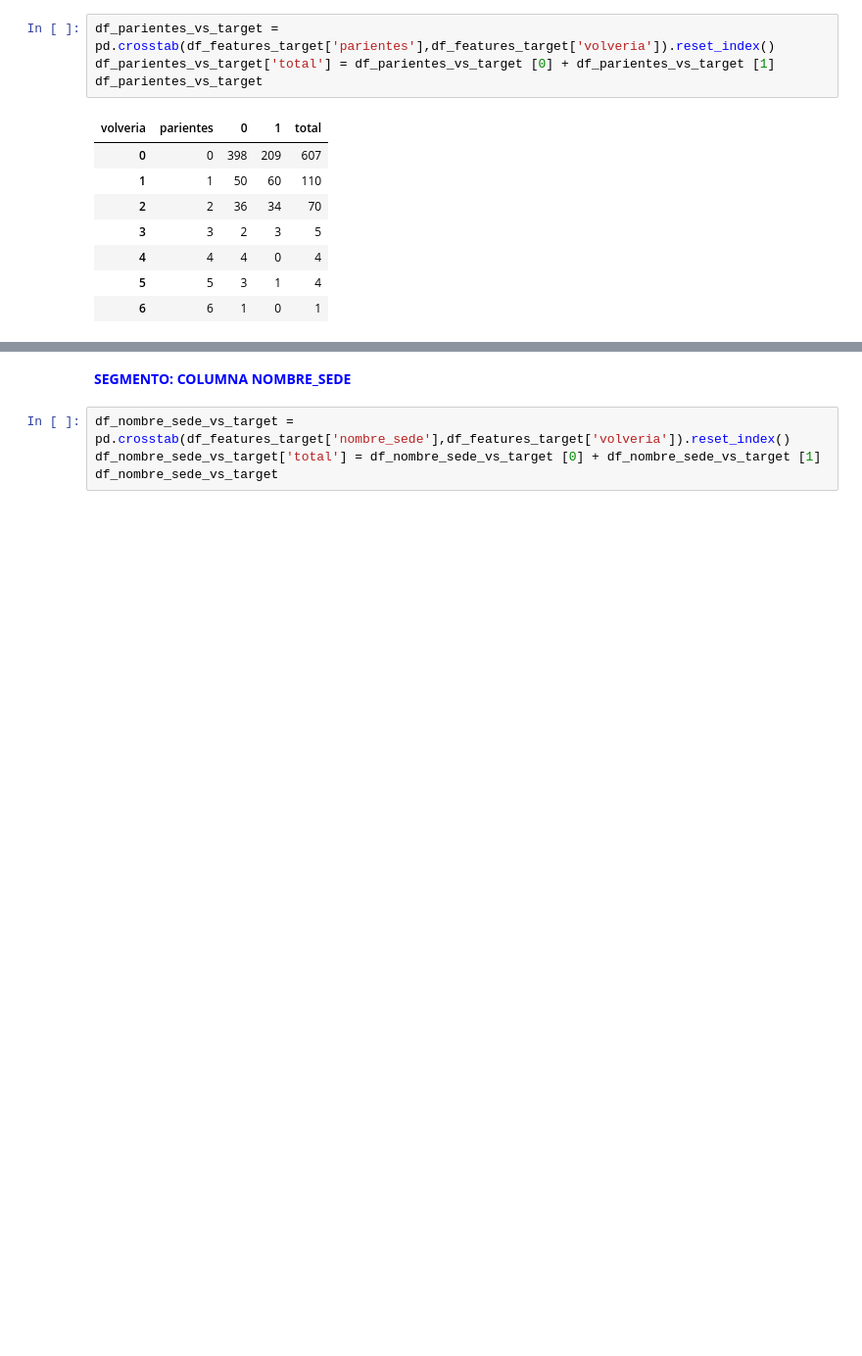
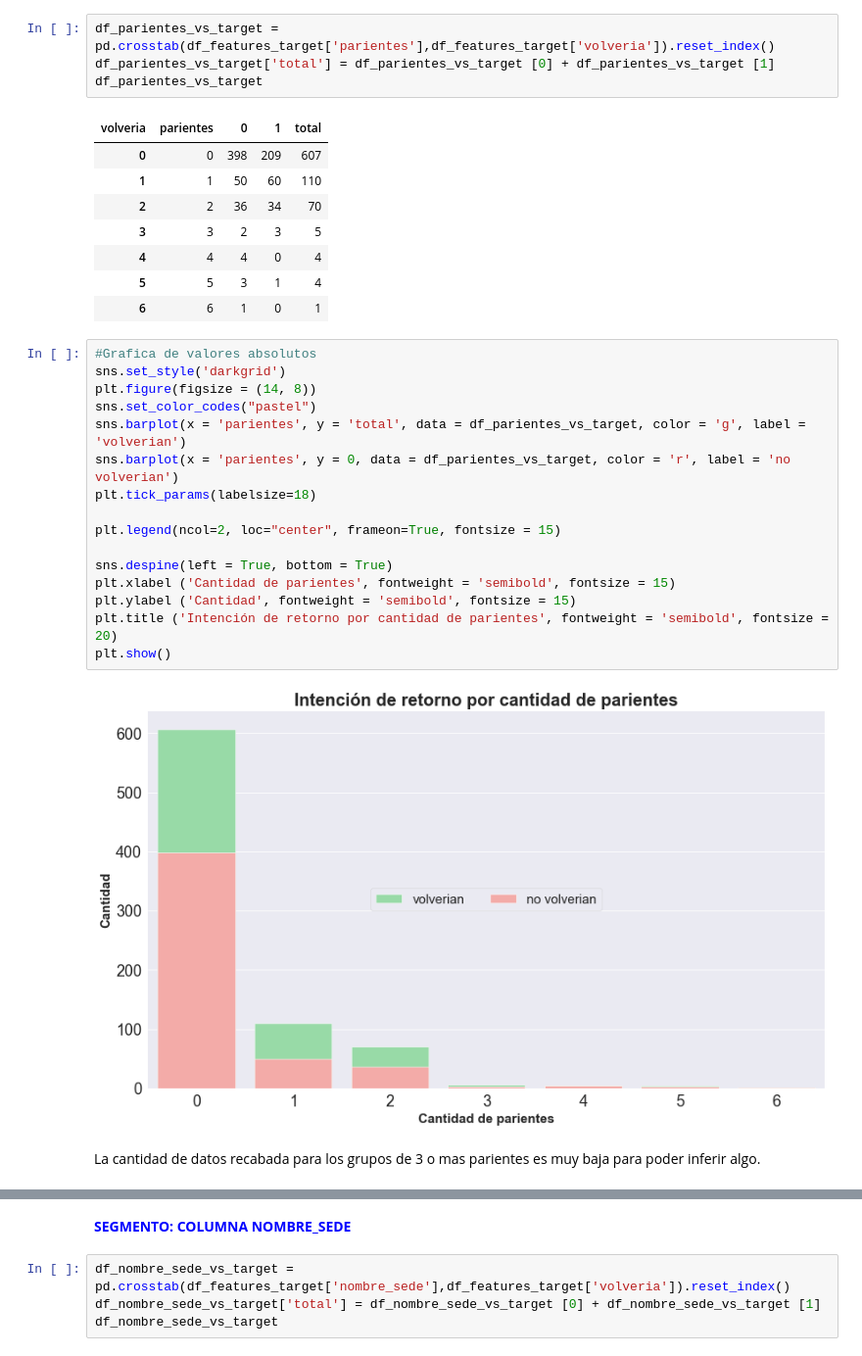
Before and after one commit to lionelguglielmone/OrgaDeCompusTP, a Jupyter notebook: tp1_main.ipynb, the cells around one changed output, grey strips where cells are left out. Shown at 98% size. Drawn from its saved outputs; the diff is of its cells as text; blank space fills up the shorter version.

```diff
--- a/tp1_main.ipynb
+++ b/tp1_main.ipynb
@@ -377,5 +408,25 @@ df_parientes_vs_target
 | 4 | 4 | 4 | 0 | 4 |
 | 5 | 5 | 3 | 1 | 4 |
 | 6 | 6 | 1 | 0 | 1 |
+# %%
+#Grafica de valores absolutos
+sns.set_style('darkgrid')
+plt.figure(figsize = (14, 8))
+sns.set_color_codes("pastel")
+sns.barplot(x = 'parientes', y = 'total', data = df_parientes_vs_target, color = 'g', label = 'volverian')
+sns.barplot(x = 'parientes', y = 0, data = df_parientes_vs_target, color = 'r', label = 'no volverian')
+plt.tick_params(labelsize=18)
+
+plt.legend(ncol=2, loc="center", frameon=True, fontsize = 15)
+
+sns.despine(left = True, bottom = True)
+plt.xlabel ('Cantidad de parientes', fontweight = 'semibold', fontsize = 15)
+plt.ylabel ('Cantidad', fontweight = 'semibold', fontsize = 15)
+plt.title ('Intención de retorno por cantidad de parientes', fontweight = 'semibold', fontsize = 20)
+plt.show()
+# %% [output]
+[figure, added]
+# %% [markdown]
+La cantidad de datos recabada para los grupos de 3 o mas parientes es muy baja para poder inferir algo.
 # %%
 # Convertimos valores a porcentajes
```
Also changed, not shown: parts of 86 cells of this notebook.
